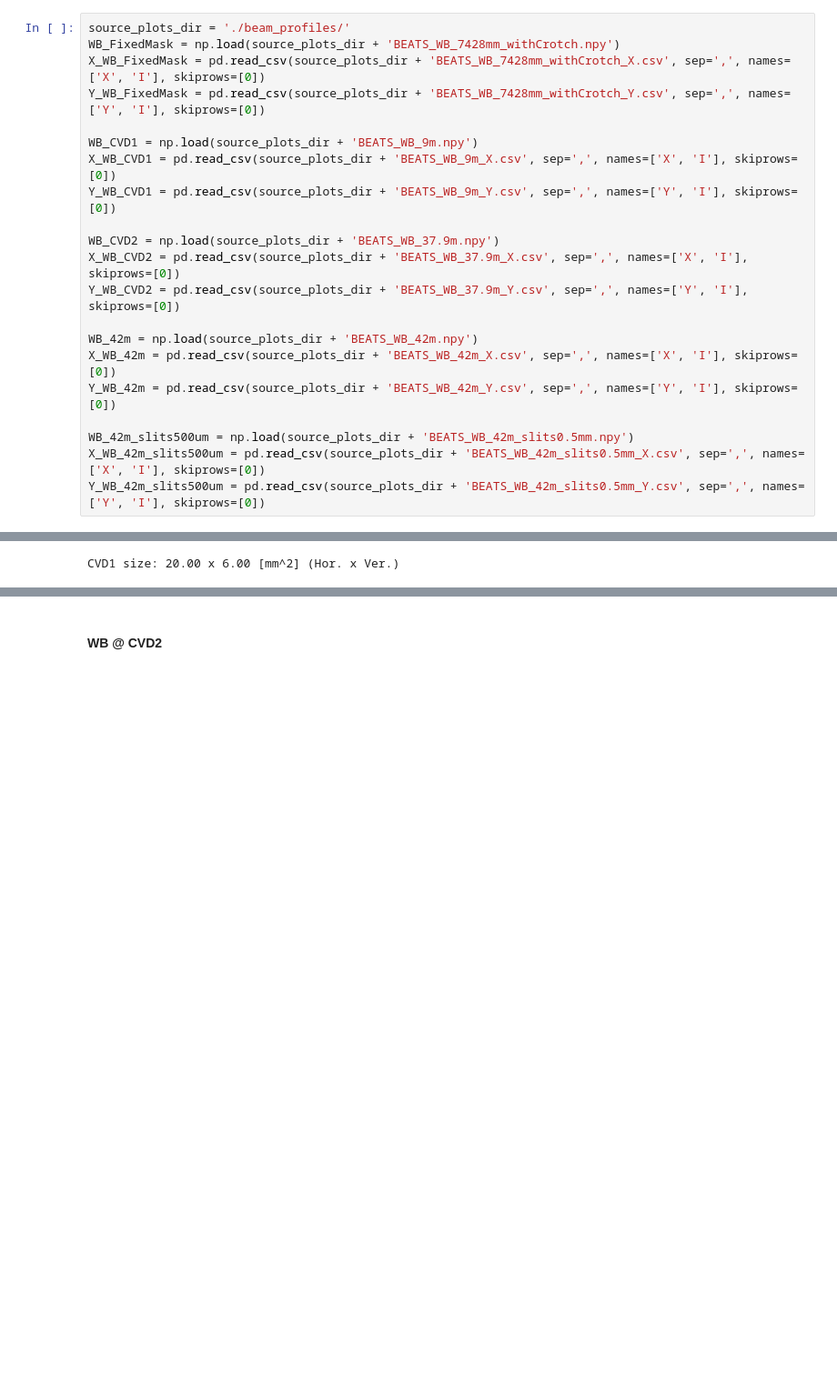
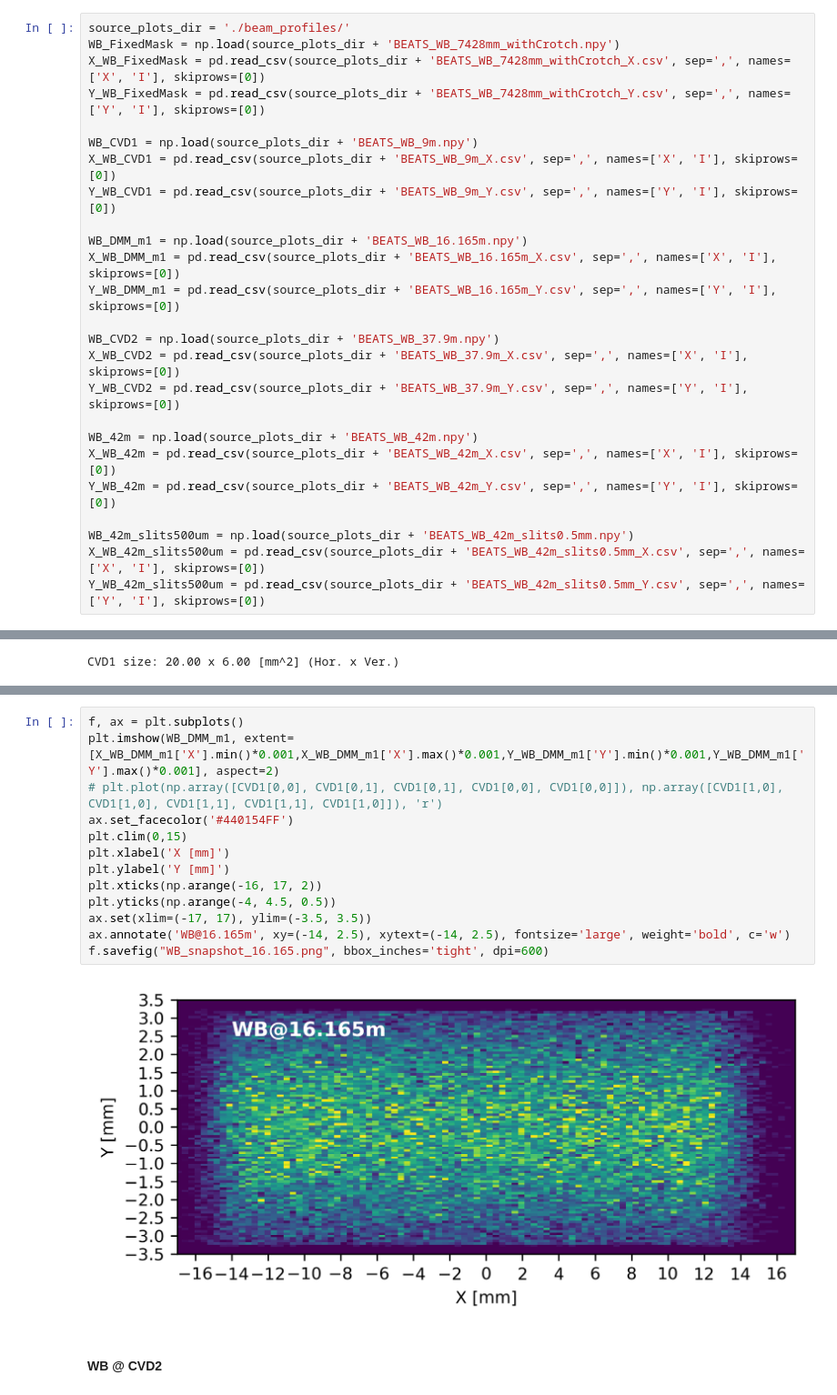
Before and after one commit to gianthk/BEATS_raytracing, a Jupyter notebook: BEATS_raytracing.ipynb, the cells around one changed output, grey strips where cells are left out. Shown at 91% size. Drawn from its saved outputs; the diff is of its cells as text; blank space fills up the shorter version.

```diff
--- a/BEATS_raytracing.ipynb
+++ b/BEATS_raytracing.ipynb
@@ -52,6 +52,10 @@ Y_WB_FixedMask = pd.read_csv(source_plots_dir + 'BEATS_WB_7428mm_withCrotch_Y.cs
 WB_CVD1 = np.load(source_plots_dir + 'BEATS_WB_9m.npy')
 X_WB_CVD1 = pd.read_csv(source_plots_dir + 'BEATS_WB_9m_X.csv', sep=',', names=['X', 'I'], skiprows=[0])
 Y_WB_CVD1 = pd.read_csv(source_plots_dir + 'BEATS_WB_9m_Y.csv', sep=',', names=['Y', 'I'], skiprows=[0])
+
+WB_DMM_m1 = np.load(source_plots_dir + 'BEATS_WB_16.165m.npy')
+X_WB_DMM_m1 = pd.read_csv(source_plots_dir + 'BEATS_WB_16.165m_X.csv', sep=',', names=['X', 'I'], skiprows=[0])
+Y_WB_DMM_m1 = pd.read_csv(source_plots_dir + 'BEATS_WB_16.165m_Y.csv', sep=',', names=['Y', 'I'], skiprows=[0])
 
 WB_CVD2 = np.load(source_plots_dir + 'BEATS_WB_37.9m.npy')
 X_WB_CVD2 = pd.read_csv(source_plots_dir + 'BEATS_WB_37.9m_X.csv', sep=',', names=['X', 'I'], skiprows=[0])
@@ -111,3 +117,18 @@ plt.legend(["{H:02.0f} mm x {V} mm".format(H=CVD1a[0], V=CVD1a[1])], loc='upper
+# %%
+f, ax = plt.subplots()
+plt.imshow(WB_DMM_m1, extent=[X_WB_DMM_m1['X'].min()*0.001,X_WB_DMM_m1['X'].max()*0.001,Y_WB_DMM_m1['Y'].min()*0.001,Y_WB_DMM_m1['Y'].max()*0.001], aspect=2)
+# plt.plot(np.array([CVD1[0,0], CVD1[0,1], CVD1[0,1], CVD1[0,0], CVD1[0,0]]), np.array([CVD1[1,0], CVD1[1,0], CVD1[1,1], CVD1[1,1], CVD1[1,0]]), 'r')
+ax.set_facecolor('#440154FF')
+plt.clim(0,15)
+plt.xlabel('X [mm]')
+plt.ylabel('Y [mm]')
+plt.xticks(np.arange(-16, 17, 2))
+plt.yticks(np.arange(-4, 4.5, 0.5))
+ax.set(xlim=(-17, 17), ylim=(-3.5, 3.5))
+ax.annotate('WB@16.165m', xy=(-14, 2.5), xytext=(-14, 2.5), fontsize='large', weight='bold', c='w')
+f.savefig("WB_snapshot_16.165.png", bbox_inches='tight', dpi=600)
+# %% [output]
+[figure, added]
 # %% [markdown]
 #### WB @ CVD2
 # %% [markdown]
```
Also changed, not shown: parts of 3 cells of this notebook, 1 other file.
